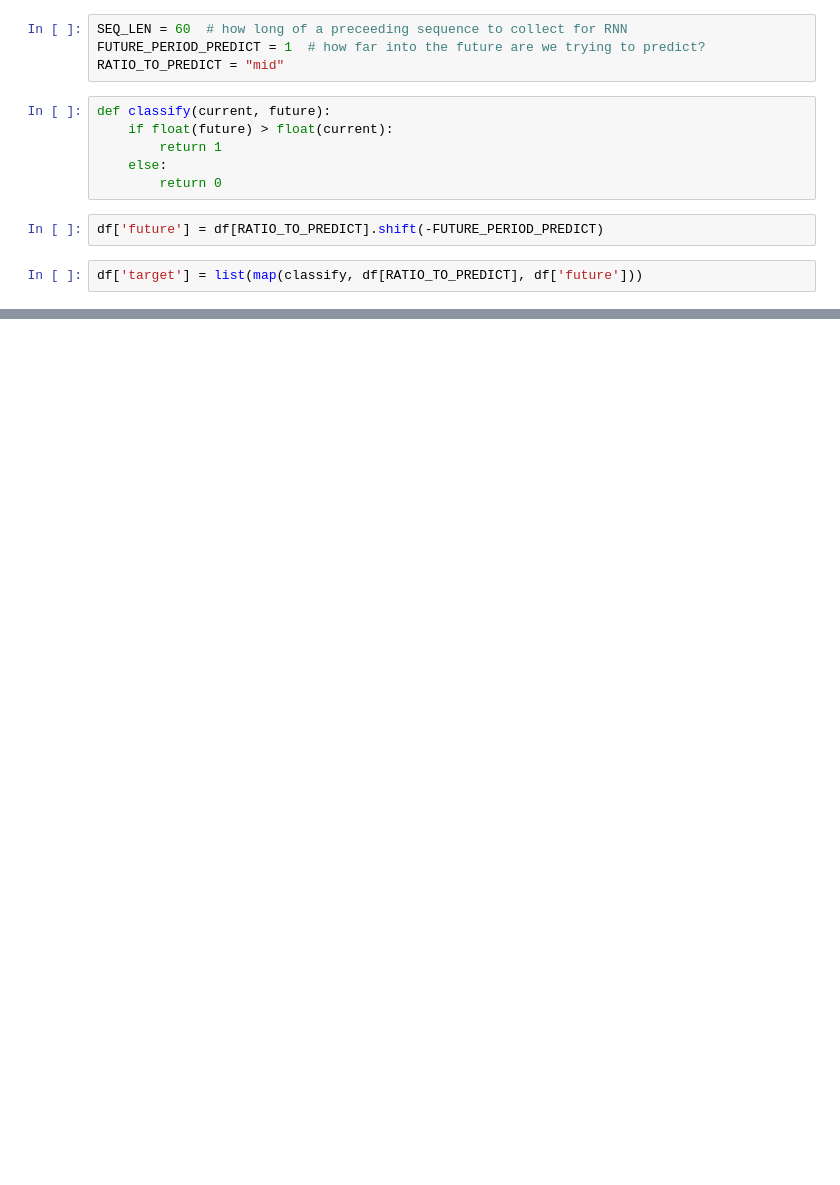
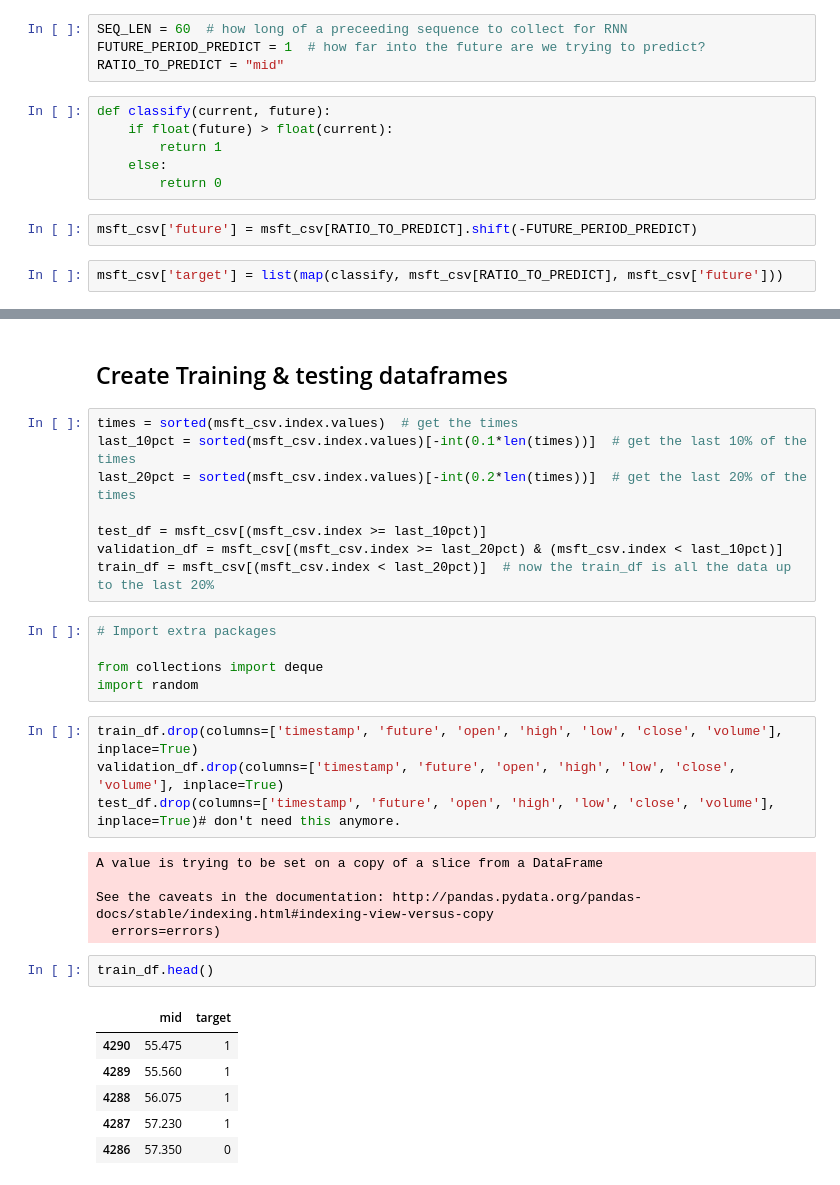
Before and after one commit to Sivivatu/trading, a Jupyter notebook: Data.ipynb, the cells around one changed output, grey strips where cells are left out. Saved outputs shown, nothing was run; the diff lists cells and outputs as text; blank space fills up the shorter version.

```diff
--- a/Data.ipynb
+++ b/Data.ipynb
@@ -68,6 +80,6 @@ def classify(current, future):
     else:
         return 0
 # %%
-df['future'] = df[RATIO_TO_PREDICT].shift(-FUTURE_PERIOD_PREDICT)
+msft_csv['future'] = msft_csv[RATIO_TO_PREDICT].shift(-FUTURE_PERIOD_PREDICT)
 # %%
-df['target'] = list(map(classify, df[RATIO_TO_PREDICT], df['future']))
+msft_csv['target'] = list(map(classify, msft_csv[RATIO_TO_PREDICT], msft_csv['future']))
@@ -73,0 +107,33 @@ df['target'] = list(map(classify, df[RATIO_TO_PREDICT], df['future']))
+# %% [markdown]
+ ## Create Training & testing dataframes
+# %%
+times = sorted(msft_csv.index.values)  # get the times
+last_10pct = sorted(msft_csv.index.values)[-int(0.1*len(times))]  # get the last 10% of the times
+last_20pct = sorted(msft_csv.index.values)[-int(0.2*len(times))]  # get the last 20% of the times
+
+test_df = msft_csv[(msft_csv.index >= last_10pct)]
+validation_df = msft_csv[(msft_csv.index >= last_20pct) & (msft_csv.index < last_10pct)]
+train_df = msft_csv[(msft_csv.index < last_20pct)]  # now the train_df is all the data up to the last 20%
+# %%
+# Import extra packages
+
+from collections import deque
+import random
+# %%
+train_df.drop(columns=['timestamp', 'future', 'open', 'high', 'low', 'close', 'volume'], inplace=True)
+validation_df.drop(columns=['timestamp', 'future', 'open', 'high', 'low', 'close', 'volume'], inplace=True)
+test_df.drop(columns=['timestamp', 'future', 'open', 'high', 'low', 'close', 'volume'], inplace=True)# don't need this anymore.
+# %% [output]
+A value is trying to be set on a copy of a slice from a DataFrame
+
+See the caveats in the documentation: http://pandas.pydata.org/pandas-docs/stable/indexing.html#indexing-view-versus-copy
+  errors=errors)
+# %%
+train_df.head()
+# %% [output]
+|  | mid | target |
+| 4290 | 55.475 | 1 |
+| 4289 | 55.560 | 1 |
+| 4288 | 56.075 | 1 |
+| 4287 | 57.230 | 1 |
+| 4286 | 57.350 | 0 |
```
Also changed, not shown: parts of 22 cells of this notebook.
